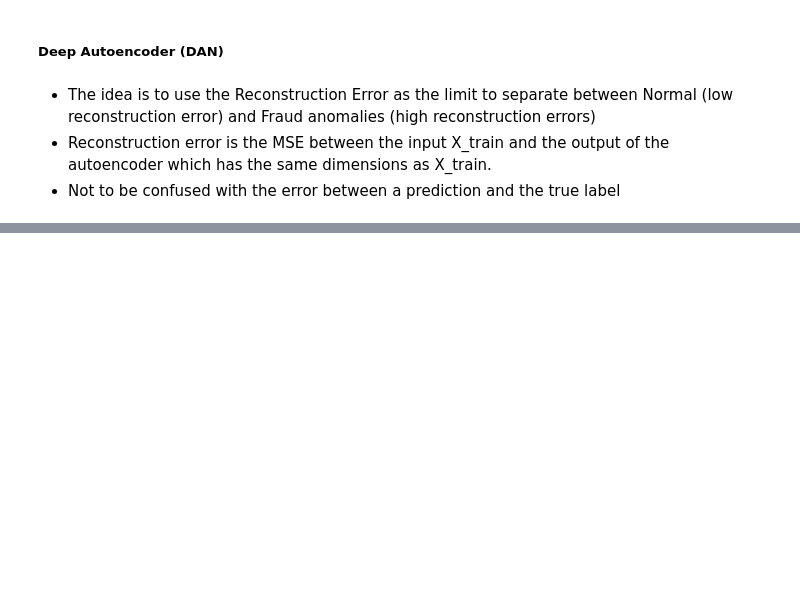
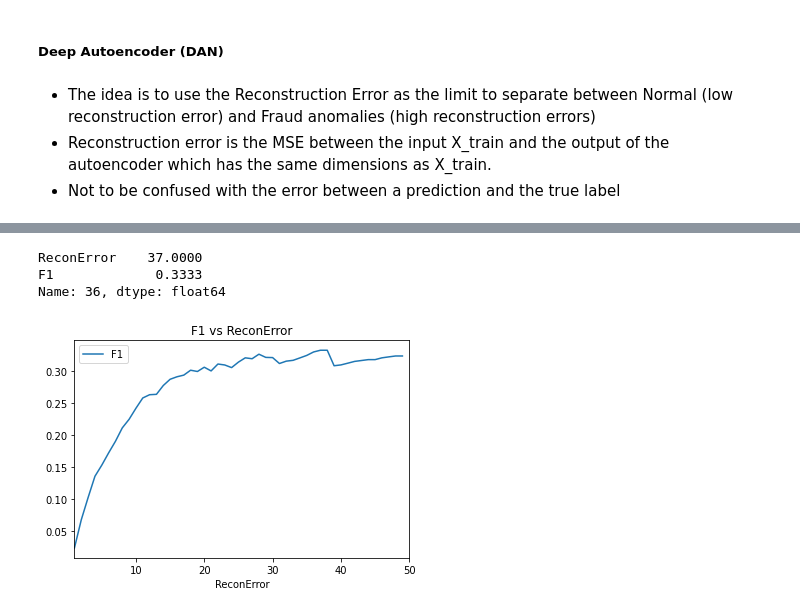
Before and after one commit to OdenDavid/Credit-Card-Fraud-Detection, a Jupyter notebook: project.ipynb, the cells around one changed output, grey strips where cells are left out. Cells and saved outputs as stored; diff of their text form; code cells hidden in the pictures; blank space fills up the shorter version.

```diff
--- a/project.ipynb
+++ b/project.ipynb
@@ -606,0 +751,4 @@ autoencoder.summary()
+# %%
+# Load the best model saved above during training
+
+autoencoder = load_model('model.h5')
@@ -606,0 +817,22 @@ autoencoder.summary()
+# %%
+# Predictions on Normal vs Fraud on Test ... using the reconstruction error as the parameter to tweak for best F1
+
+# Reconstruction error on Test
+
+predictions = autoencoder.predict(X_test)
+predictions.shape
+
+mse = np.mean(np.power(X_test - predictions, 2), axis=1)
+error_df = pd.DataFrame({'reconstruction_error': mse,
+                        'true_class': y_test})
+print(error_df.shape[0], ' rows')
+print('mean error of recon on TEST', round(error_df.reconstruction_error.mean(),2))
+print('std error of recon on TEST', round(error_df.reconstruction_error.std(),2))
+
+ReconError = 4.0
+
+pred = [1 if e > ReconError else 0 for e in error_df.reconstruction_error.values]
+len(pred)
+#pred = (x <= eps)
+f = f1_score(y_test, pred, average='binary')
+print("F1 score on test", round(f,4), " with reconstruction error  ", ReconError)
@@ -606,0 +847,14 @@ autoencoder.summary()
+# %%
+minRE = 1
+maxRE = 50
+
+EpsF1 = []
+
+for TryRE in range(minRE,maxRE):
+    pred = [1 if e > TryRE else 0 for e in error_df.reconstruction_error.values]
+    f = f1_score(y_test, pred, average='binary')
+    #print("F1 score on test", round(f,4), " with epsilon ", eps)
+    EpsF1.append([TryRE, round(f,4)])
+
+EpsF1df = pd.DataFrame(EpsF1, columns = ['ReconError', 'F1'])
+EpsF1df.head()
@@ -606,0 +868,15 @@ autoencoder.summary()
+# %%
+# Best Recon Error ... Max F1 on test
+
+EpsF1df.loc[EpsF1df['F1'].idxmax()]
+# %% [output]
+ReconError    37.0000
+F1             0.3333
+Name: 36, dtype: float64
+# %%
+EpsF1df.plot.line("ReconError","F1")
+plt.xlim(1, 50)
+plt.title("F1 vs ReconError")
+plt.show()
+# %% [output]
+[figure, added]
```
Also changed, not shown: parts of 32 cells of this notebook.
